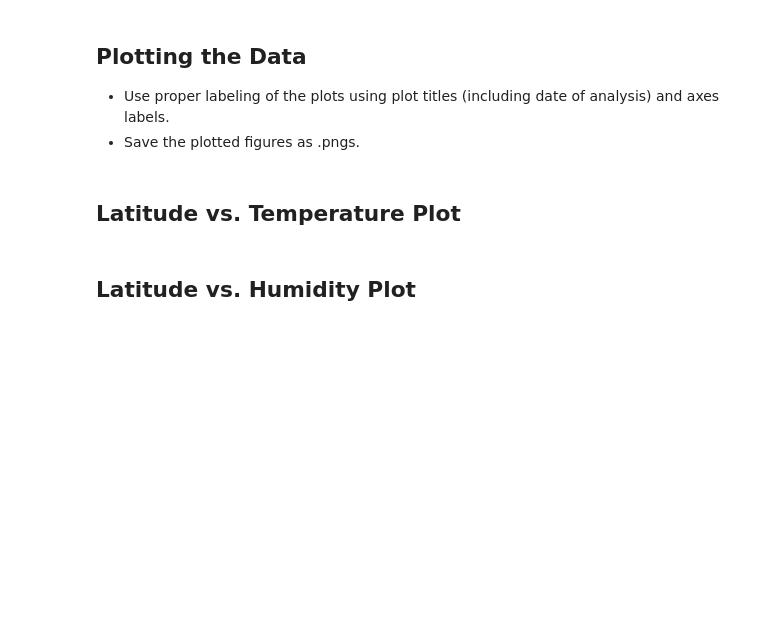
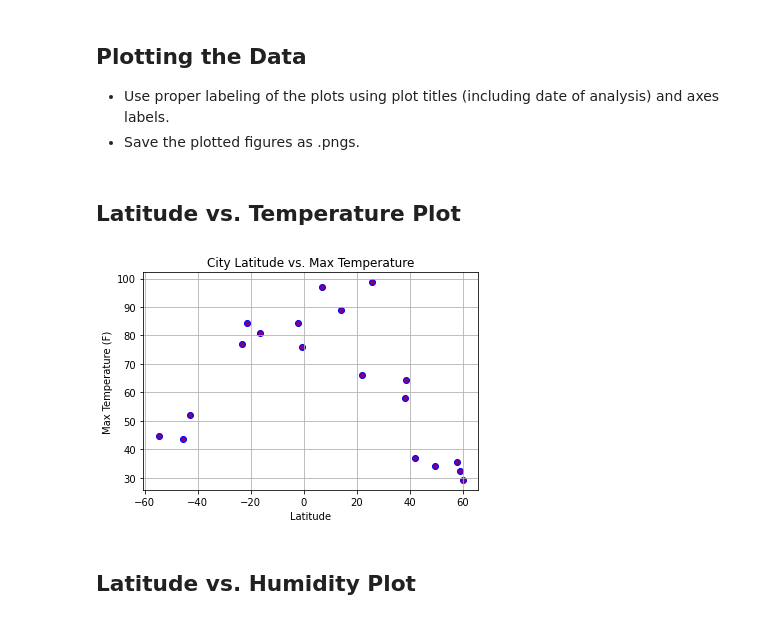
Before and after one commit to mattinglyjen/python-api-challenge, a Jupyter notebook: weatherpy/WeatherPy.ipynb, the cells around one changed output. Saved outputs shown, nothing was run; the diff lists cells and outputs as text; code cells hidden in the pictures; blank space fills up the shorter version.

Commit message:
added scatter plots

```diff
--- a/weatherpy/WeatherPy.ipynb
+++ b/weatherpy/WeatherPy.ipynb
@@ -136,2 +141,15 @@ Skip this step if there are no cities that have humidity > 100%.
+# %%
+# create scatter
+plt.scatter(city_df["latitude"], city_df["max_temp"], c="purple", edgecolor="blue")
+plt.grid()
+plt.xlabel('Latitude')
+plt.ylabel('Max Temperature (F)')
+plt.title("City Latitude vs. Max Temperature")
+
+#Save Image
+plt.savefig("LatTemp.png")
+plt.show()
+# %% [output]
+[figure, added]
 # %% [markdown]
 ## Latitude vs. Humidity Plot
```
Also changed, not shown: parts of 7 cells of this notebook, 5 other files.
